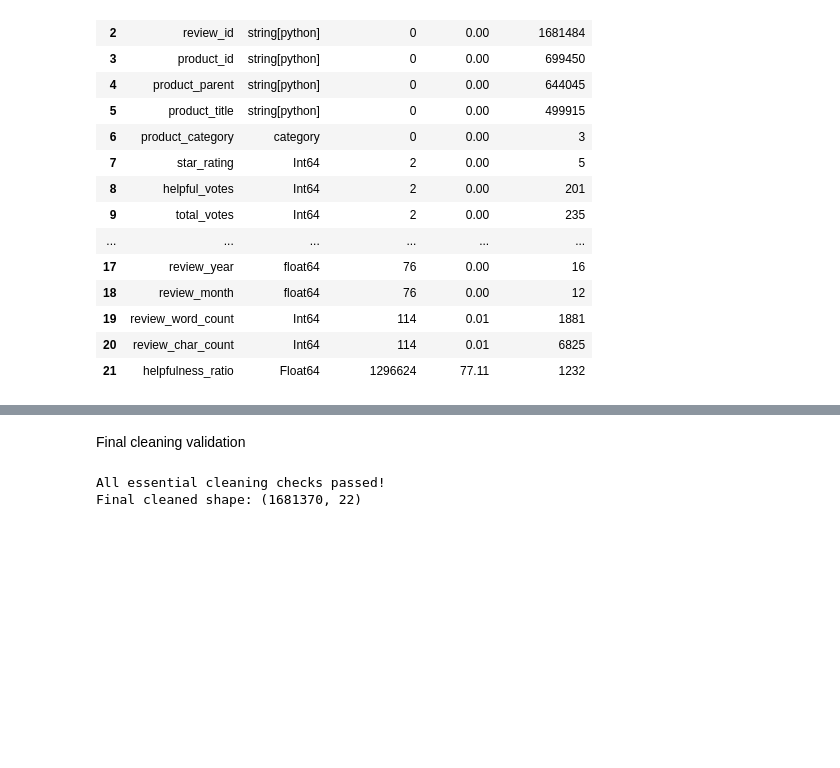
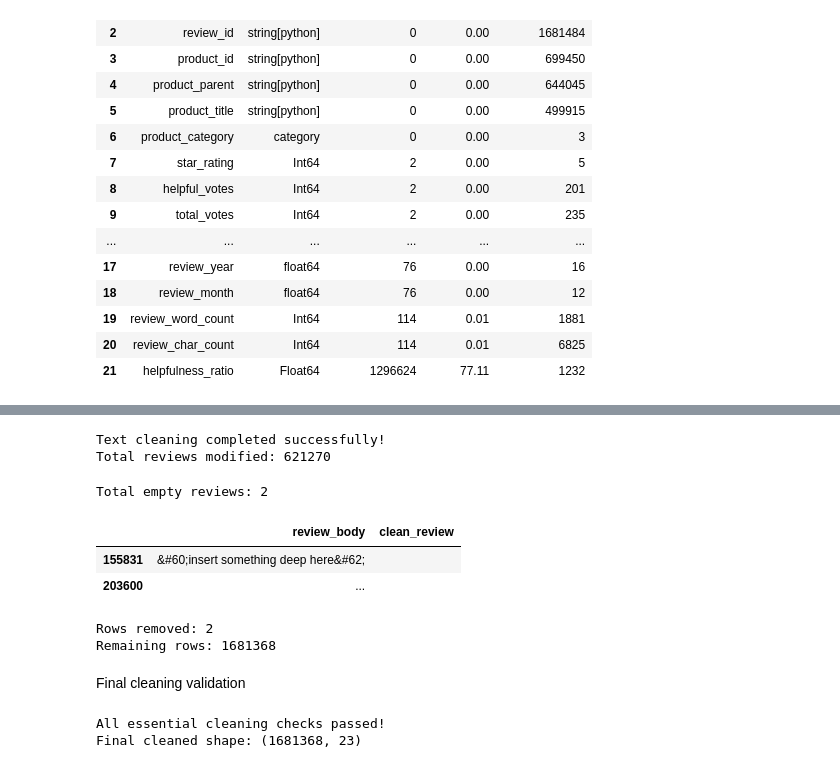
Before and after one commit to devanshmayatra/revvue, a Jupyter notebook: Checkpoint-02.ipynb, the cells around one changed output, grey strips where cells are left out. Saved outputs shown, nothing was run; the diff lists cells and outputs as text; code cells hidden in the pictures; blank space fills up the shorter version.

```diff
--- a/Checkpoint-02.ipynb
+++ b/Checkpoint-02.ipynb
@@ -316,0 +331,16 @@ Exact duplicate rows: 0
+# %%
+# Identifying exact duplicate rows
+print("Exact duplicate rows:", df_preprocessed.duplicated().sum())
+
+# Removing duplicate rows while retaining the first occurrence
+rows_before = len(df_preprocessed)
+
+df_preprocessed = df_preprocessed.drop_duplicates(
+    keep="first"
+).reset_index(drop=True)
+
+# Calculating the number of duplicate rows removed
+rows_after = len(df_preprocessed)
+
+print("Duplicate rows removed:", rows_before - rows_after)
+print("Remaining rows:", rows_after)
@@ -349,3 +450,55 @@ Name: count, dtype: Int64
+# %%
+# Applying cleaning function
+
+df_preprocessed["clean_review"] = (
+    df_preprocessed["review_body"]
+    .map(clean_text)
+)
+
+print("Text cleaning completed successfully!")
+
+# Identify reviews where cleaning made changes
+changed_reviews = df_preprocessed[
+    df_preprocessed["review_body"].fillna("") !=
+    df_preprocessed["clean_review"]
+]
+
+print("Total reviews modified:", len(changed_reviews))
+# %% [output]
+Text cleaning completed successfully!
+Total reviews modified: 621270
+# %%
+# Identifying reviews that become empty after removing HTML tags and decoding HTML entities
+
+empty_reviews = df_preprocessed[
+    df_preprocessed["clean_review"].str.len() == 0
+]
+
+print("Total empty reviews:", len(empty_reviews))
+
+display(
+    empty_reviews[["review_body", "clean_review"]].head(20)
+)
+# %% [output]
+Total empty reviews: 2
+|  | review_body | clean_review |
+| 155831 | &#60;insert something deep here&#62; |  |
+| 203600 | ... |  |
+# %%
+# Removing missing, empty, or whitespace-only cleaned reviews to ensure valid text inputs for model
+
+rows_before = len(df_preprocessed)
+
+df_preprocessed = df_preprocessed[
+    df_preprocessed["clean_review"].notna() &
+    df_preprocessed["clean_review"].str.strip().ne("")
+].copy()
+
+print("Rows removed:", rows_before - len(df_preprocessed))
+print("Remaining rows:", len(df_preprocessed))
+# %% [output]
+Rows removed: 2
+Remaining rows: 1681368
 # %% [markdown]
 Final cleaning validation
 # %%
@@ -353,11 +506,11 @@ Final cleaning validation
 df_preprocessed = df_preprocessed.reset_index(drop=True)
 
 # Essential fields must be present
-assert df_preprocessed["review_body"].notna().all()
+assert df_preprocessed["clean_review"].notna().all()
 assert df_preprocessed["star_rating"].notna().all()
 
 # No blank review text
-assert df_preprocessed["review_body"].str.len().gt(0).all()
+assert df_preprocessed["clean_review"].str.len().gt(0).all()
 
 # Ratings must be valid
 assert df_preprocessed["star_rating"].isin(
@@ -372,4 +525,4 @@ print("All essential cleaning checks passed!")
 print("Final cleaned shape:", df_preprocessed.shape)
 # %% [output]
 All essential cleaning checks passed!
-Final cleaned shape: (1681370, 22)
+Final cleaned shape: (1681368, 23)
```
Also changed, not shown: parts of 12 cells of this notebook.
